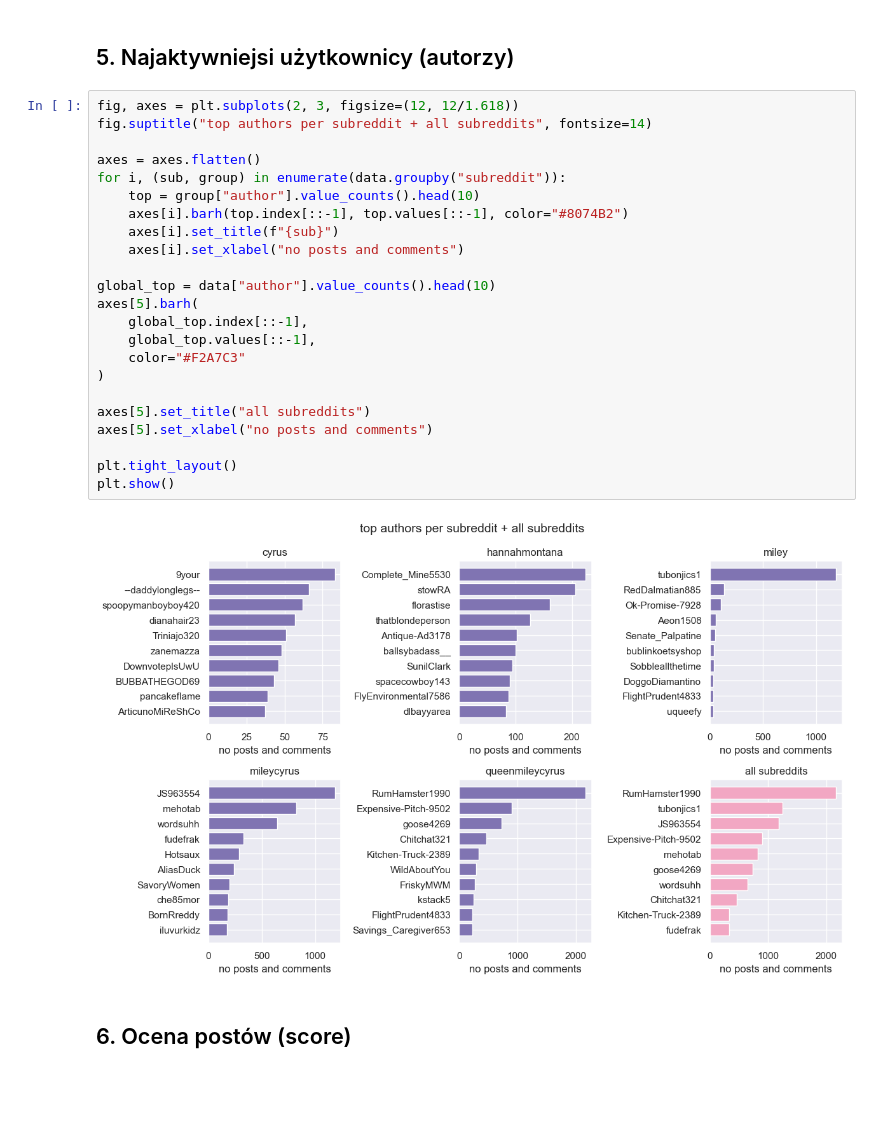
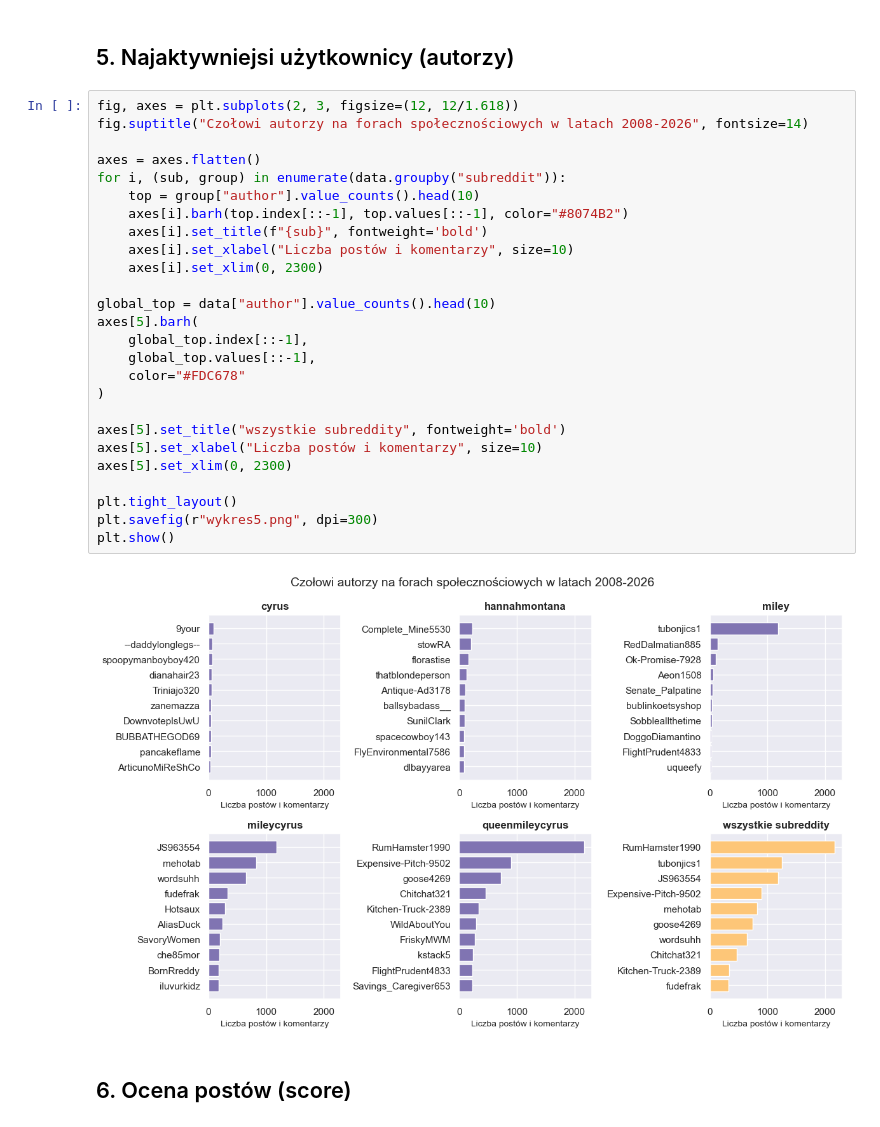
Before and after one commit to iga-bochniak/Spolecznosc-muzyczna-Reddit, a Jupyter notebook: EDA.ipynb, the cells around one changed output. Saved outputs shown, nothing was run; the diff lists cells and outputs as text; blank space fills up the shorter version.

```diff
--- a/EDA.ipynb
+++ b/EDA.ipynb
@@ -375,29 +383,32 @@ plt.show()
 ## 5. Najaktywniejsi użytkownicy (autorzy)
 # %%
 fig, axes = plt.subplots(2, 3, figsize=(12, 12/1.618))
-fig.suptitle("top authors per subreddit + all subreddits", fontsize=14)
+fig.suptitle("Czołowi autorzy na forach społecznościowych w latach 2008-2026", fontsize=14)
 
 axes = axes.flatten()
 for i, (sub, group) in enumerate(data.groupby("subreddit")):
     top = group["author"].value_counts().head(10)
     axes[i].barh(top.index[::-1], top.values[::-1], color="#8074B2")
-    axes[i].set_title(f"{sub}")
-    axes[i].set_xlabel("no posts and comments")
+    axes[i].set_title(f"{sub}", fontweight='bold')
+    axes[i].set_xlabel("Liczba postów i komentarzy", size=10)
+    axes[i].set_xlim(0, 2300)
 
 global_top = data["author"].value_counts().head(10)
 axes[5].barh(
     global_top.index[::-1],
     global_top.values[::-1],
-    color="#F2A7C3"
+    color="#FDC678"
 )
 
-axes[5].set_title("all subreddits")
-axes[5].set_xlabel("no posts and comments")
+axes[5].set_title("wszystkie subreddity", fontweight='bold')
+axes[5].set_xlabel("Liczba postów i komentarzy", size=10)
+axes[5].set_xlim(0, 2300)
 
 plt.tight_layout()
+plt.savefig(r"wykres5.png", dpi=300)
 plt.show()
 # %% [output]
-[figure, old version]
+[figure, new version]
 # %% [markdown]
 ## 6. Ocena postów (score)
 # %%
```
Also changed, not shown: parts of 7 cells of this notebook, 6 other files.
